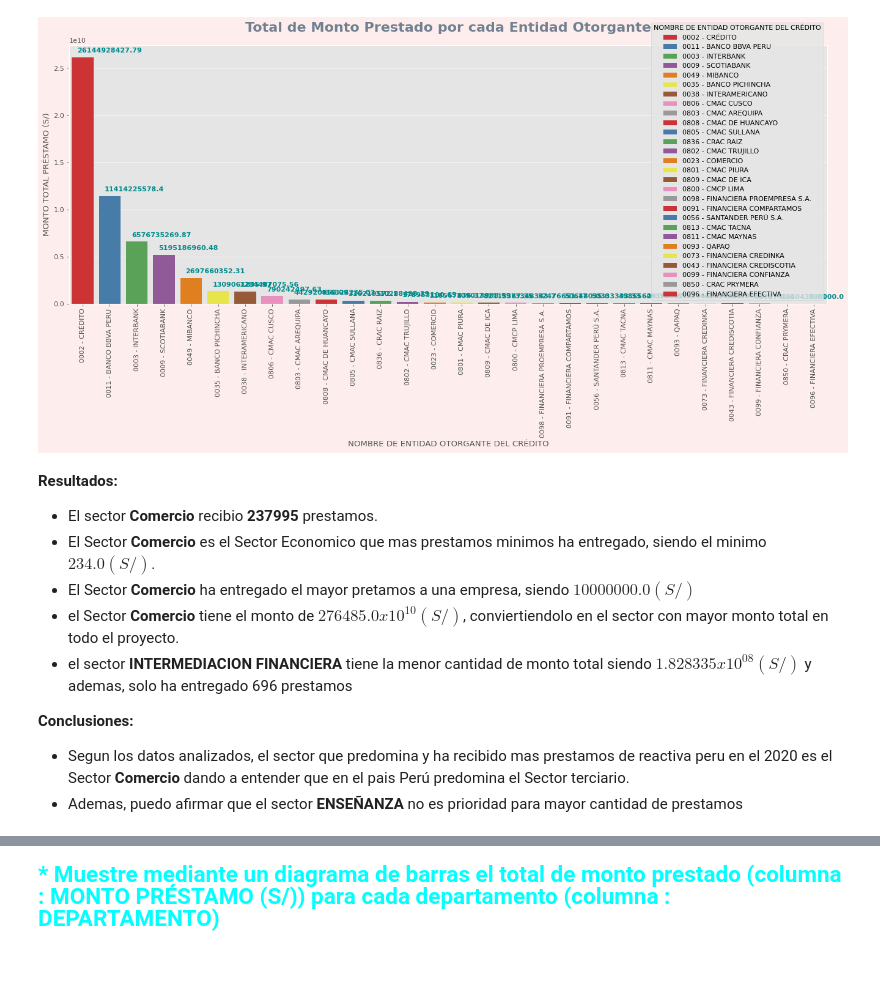
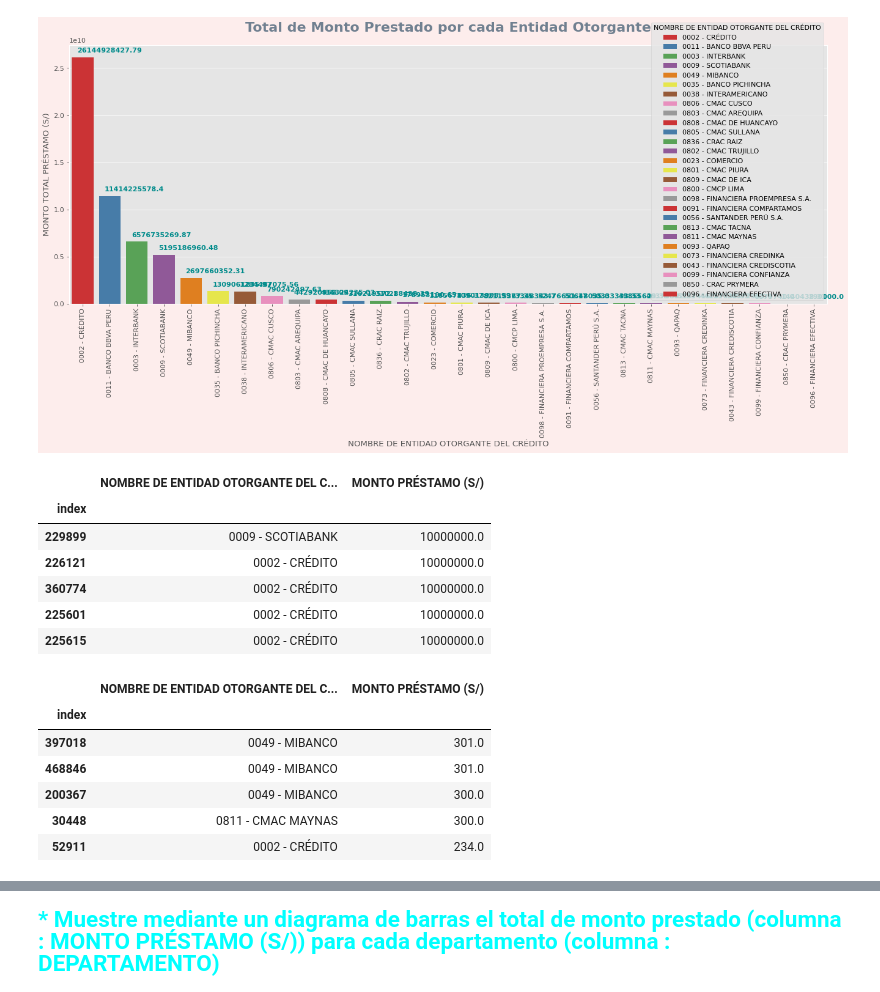
Before and after one commit to joelbarranteswins/Specialization_Final_Exam, a Jupyter notebook: Pregunta 1.ipynb, the cells around one changed output, grey strips where cells are left out. Cells and saved outputs as stored; diff of their text form; code cells hidden in the pictures; blank space fills up the shorter version.

```diff
--- a/Pregunta 1.ipynb
+++ b/Pregunta 1.ipynb
@@ -281,15 +281,27 @@ for i, v in enumerate(y):
 plt.show()
 # %% [output]
 [figure]
-# %% [markdown]
-**Resultados:**
-* El sector **Comercio** recibio **237995** prestamos.
-* El Sector **Comercio** es el Sector Economico que mas prestamos minimos ha entregado, siendo el minimo $234.0 (S/)$.
-* El Sector **Comercio** ha entregado el mayor pretamos a una empresa, siendo $10000000.0 (S/)$
-* el Sector **Comercio** tiene el monto de $276485.0 x 10^{10} (S/)$, conviertiendolo en el sector con mayor monto total en todo el proyecto.
-* el sector **INTERMEDIACION FINANCIERA** tiene la menor cantidad de monto total siendo  $1.828335 x 10^{08} (S/)$ y ademas, solo ha entregado 696 prestamos
-
-
-**Conclusiones:**
-* Segun los datos analizados, el sector que predomina y ha recibido mas prestamos de reactiva peru en el 2020 es el Sector **Comercio** dando a entender que en el pais Perú predomina el Sector terciario.
-* Ademas, puedo afirmar que el sector **ENSEÑANZA** no es prioridad para mayor cantidad de prestamos
+# %%
+df[[
+    'NOMBRE DE ENTIDAD OTORGANTE DEL CRÉDITO','MONTO PRÉSTAMO (S/)'
+    ]].sort_values(by='MONTO PRÉSTAMO (S/)', ascending=False).head(5)
+# %% [output]
+|  | NOMBRE DE ENTIDAD OTORGANTE DEL C... | MONTO PRÉSTAMO (S/) |
+| index |  |  |
+| 229899 | 0009 - SCOTIABANK | 10000000.0 |
+| 226121 | 0002 - CRÉDITO | 10000000.0 |
+| 360774 | 0002 - CRÉDITO | 10000000.0 |
+| 225601 | 0002 - CRÉDITO | 10000000.0 |
+| 225615 | 0002 - CRÉDITO | 10000000.0 |
+# %%
+df[[
+    'NOMBRE DE ENTIDAD OTORGANTE DEL CRÉDITO','MONTO PRÉSTAMO (S/)'
+    ]].sort_values(by='MONTO PRÉSTAMO (S/)', ascending=False).tail(5)
+# %% [output]
+|  | NOMBRE DE ENTIDAD OTORGANTE DEL C... | MONTO PRÉSTAMO (S/) |
+| index |  |  |
+| 397018 | 0049 - MIBANCO | 301.0 |
+| 468846 | 0049 - MIBANCO | 301.0 |
+| 200367 | 0049 - MIBANCO | 300.0 |
+| 30448 | 0811 - CMAC MAYNAS | 300.0 |
+| 52911 | 0002 - CRÉDITO | 234.0 |
```
Also changed, not shown: parts of 14 cells of this notebook, 1 other file.
